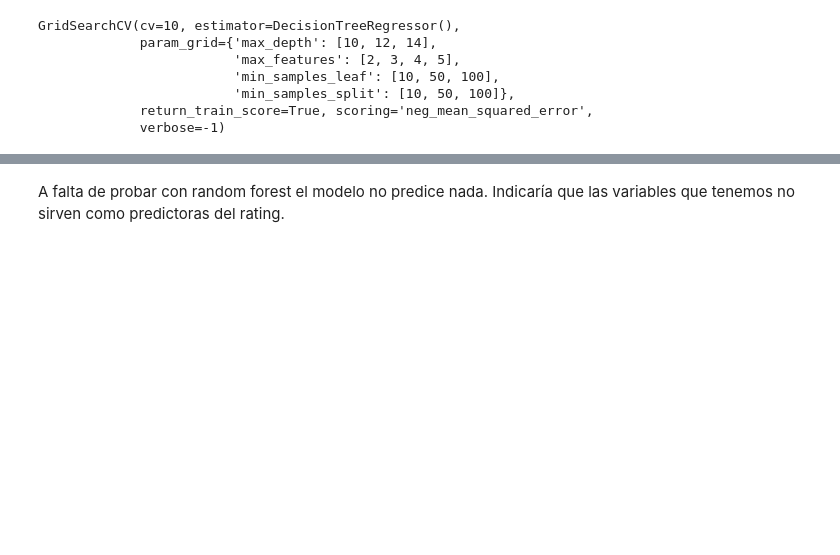
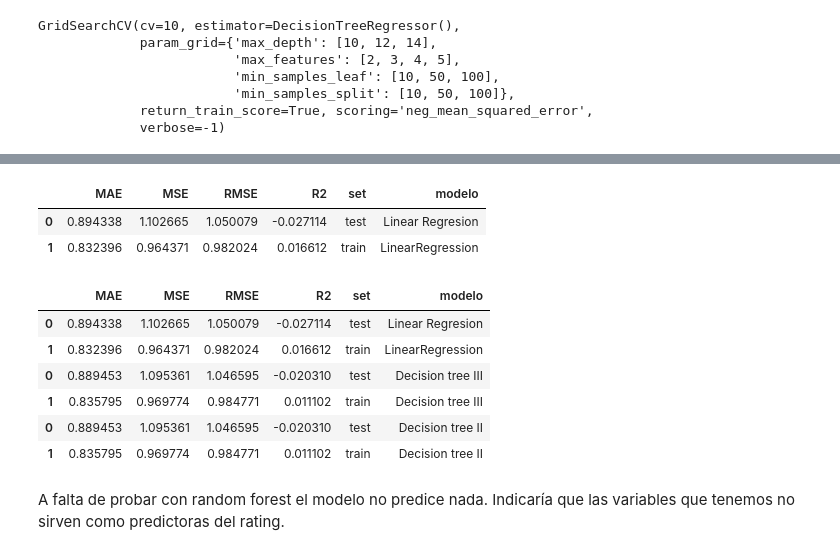
Before and after one commit to Adalab/Adalab-promo_d_da_modulo3_sprint1_Cristina_AnaBelen, a Jupyter notebook: regresion_lineal/11_decision_tree.ipynb, the cells around one changed output, grey strips where cells are left out. Cells and saved outputs as stored; diff of their text form; code cells hidden in the pictures; blank space fills up the shorter version.

Commit message:
resultados decision tree

```diff
--- a/regresion_lineal/11_decision_tree.ipynb
+++ b/regresion_lineal/11_decision_tree.ipynb
@@ -222,0 +223,18 @@ dt_results1
+# %%
+df_linear_results = pd.read_csv("../datos/resultados_regresion.csv", index_col = 0)
+df_linear_results
+# %% [output]
+|  | MAE | MSE | RMSE | R2 | set | modelo |
+| 0 | 0.894338 | 1.102665 | 1.050079 | -0.027114 | test | Linear Regresion |
+| 1 | 0.832396 | 0.964371 | 0.982024 | 0.016612 | train | LinearRegression |
+# %%
+df_DT_LR_results = pd.concat([df_linear_results, dt_results1, dt_results2], axis = 0)
+df_DT_LR_results
+# %% [output]
+|  | MAE | MSE | RMSE | R2 | set | modelo |
+| 0 | 0.894338 | 1.102665 | 1.050079 | -0.027114 | test | Linear Regresion |
+| 1 | 0.832396 | 0.964371 | 0.982024 | 0.016612 | train | LinearRegression |
+| 0 | 0.889453 | 1.095361 | 1.046595 | -0.020310 | test | Decision tree III |
+| 1 | 0.835795 | 0.969774 | 0.984771 | 0.011102 | train | Decision tree III |
+| 0 | 0.889453 | 1.095361 | 1.046595 | -0.020310 | test | Decision tree II |
+| 1 | 0.835795 | 0.969774 | 0.984771 | 0.011102 | train | Decision tree II |
```
Also changed, not shown: parts of 8 cells of this notebook, 1 other file.
